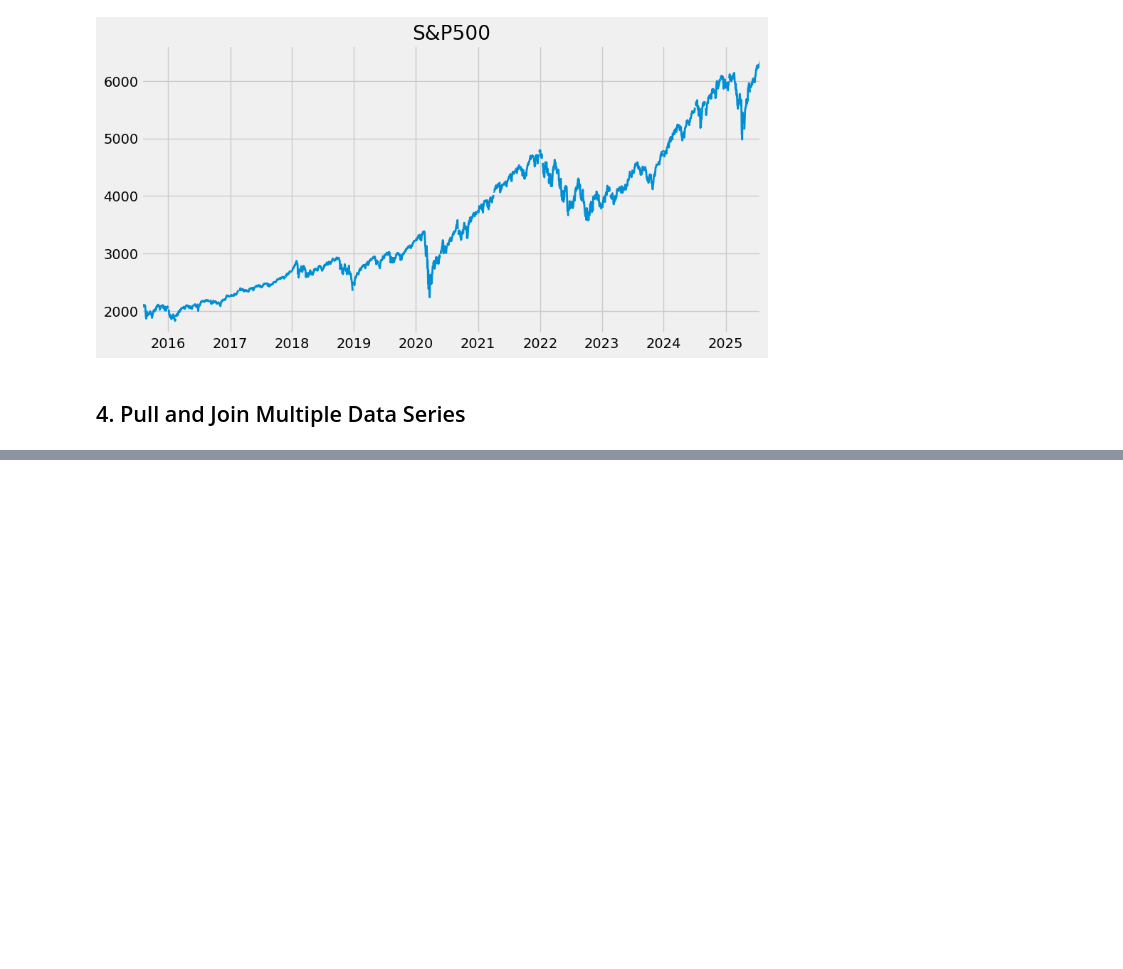
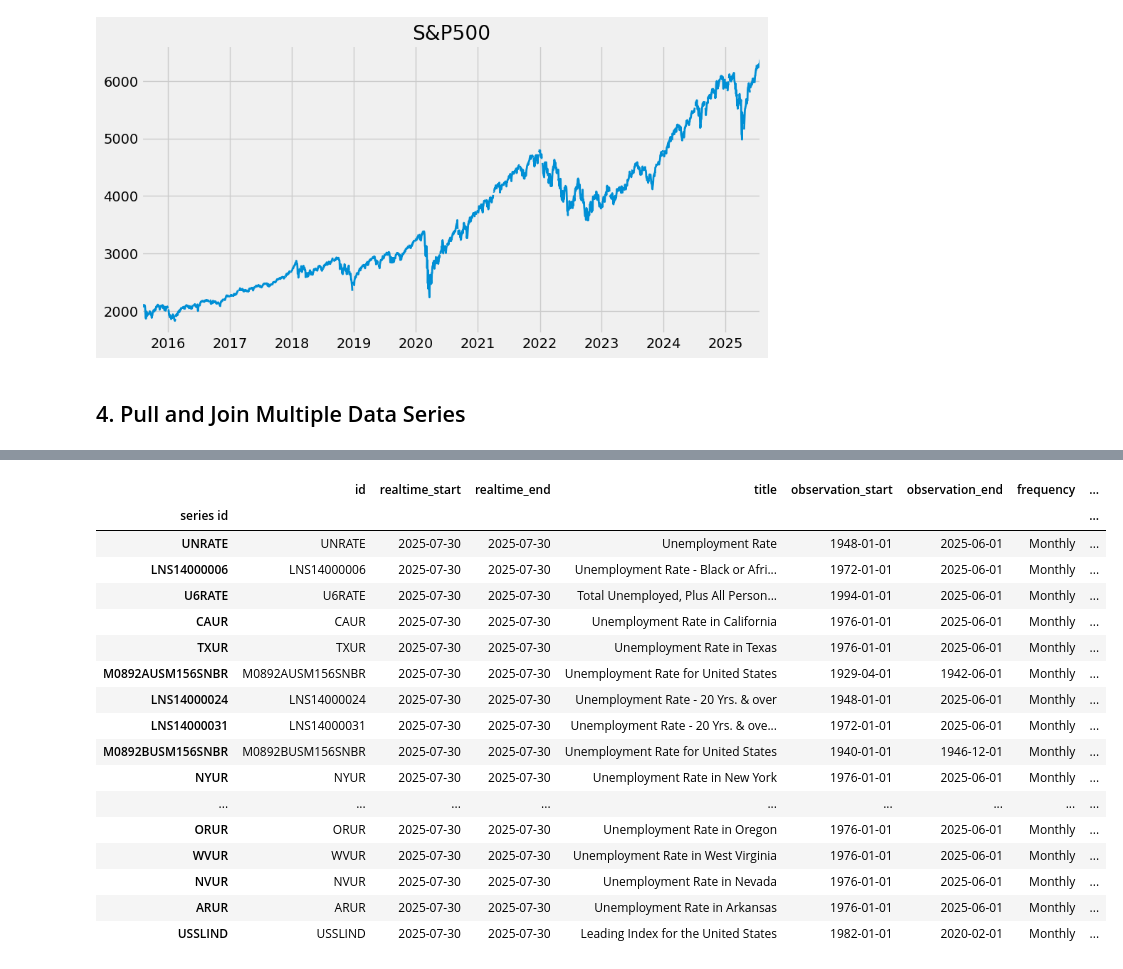
Before and after one commit to markselvan/python_learning, a Jupyter notebook: Economic Data Analysis.ipynb, the cells around one changed output, grey strips where cells are left out. Saved outputs shown, nothing was run; the diff lists cells and outputs as text; code cells hidden in the pictures; blank space fills up the shorter version.

```diff
--- a/Economic Data Analysis.ipynb
+++ b/Economic Data Analysis.ipynb
@@ -105,0 +129,21 @@ uemp_results = fred.search('unemployment')
+# %%
+unemp_df
+# %% [output]
+|  | id | realtime_start | realtime_end | title | observation_start | observation_end | frequency | ... |
+| series id |  |  |  |  |  |  |  | ... |
+| UNRATE | UNRATE | 2025-07-30 | 2025-07-30 | Unemployment Rate | 1948-01-01 | 2025-06-01 | Monthly | ... |
+| LNS14000006 | LNS14000006 | 2025-07-30 | 2025-07-30 | Unemployment Rate - Black or Afri... | 1972-01-01 | 2025-06-01 | Monthly | ... |
+| U6RATE | U6RATE | 2025-07-30 | 2025-07-30 | Total Unemployed, Plus All Person... | 1994-01-01 | 2025-06-01 | Monthly | ... |
+| CAUR | CAUR | 2025-07-30 | 2025-07-30 | Unemployment Rate in California | 1976-01-01 | 2025-06-01 | Monthly | ... |
+| TXUR | TXUR | 2025-07-30 | 2025-07-30 | Unemployment Rate in Texas | 1976-01-01 | 2025-06-01 | Monthly | ... |
+| M0892AUSM156SNBR | M0892AUSM156SNBR | 2025-07-30 | 2025-07-30 | Unemployment Rate for United States | 1929-04-01 | 1942-06-01 | Monthly | ... |
+| LNS14000024 | LNS14000024 | 2025-07-30 | 2025-07-30 | Unemployment Rate - 20 Yrs. & over | 1948-01-01 | 2025-06-01 | Monthly | ... |
+| LNS14000031 | LNS14000031 | 2025-07-30 | 2025-07-30 | Unemployment Rate - 20 Yrs. & ove... | 1972-01-01 | 2025-06-01 | Monthly | ... |
+| M0892BUSM156SNBR | M0892BUSM156SNBR | 2025-07-30 | 2025-07-30 | Unemployment Rate for United States | 1940-01-01 | 1946-12-01 | Monthly | ... |
+| NYUR | NYUR | 2025-07-30 | 2025-07-30 | Unemployment Rate in New York | 1976-01-01 | 2025-06-01 | Monthly | ... |
+| ... | ... | ... | ... | ... | ... | ... | ... | ... |
+| ORUR | ORUR | 2025-07-30 | 2025-07-30 | Unemployment Rate in Oregon | 1976-01-01 | 2025-06-01 | Monthly | ... |
+| WVUR | WVUR | 2025-07-30 | 2025-07-30 | Unemployment Rate in West Virginia | 1976-01-01 | 2025-06-01 | Monthly | ... |
+| NVUR | NVUR | 2025-07-30 | 2025-07-30 | Unemployment Rate in Nevada | 1976-01-01 | 2025-06-01 | Monthly | ... |
+| ARUR | ARUR | 2025-07-30 | 2025-07-30 | Unemployment Rate in Arkansas | 1976-01-01 | 2025-06-01 | Monthly | ... |
+| USSLIND | USSLIND | 2025-07-30 | 2025-07-30 | Leading Index for the United States | 1982-01-01 | 2020-02-01 | Monthly | ... |
```
Also changed, not shown: parts of 41 cells of this notebook.
